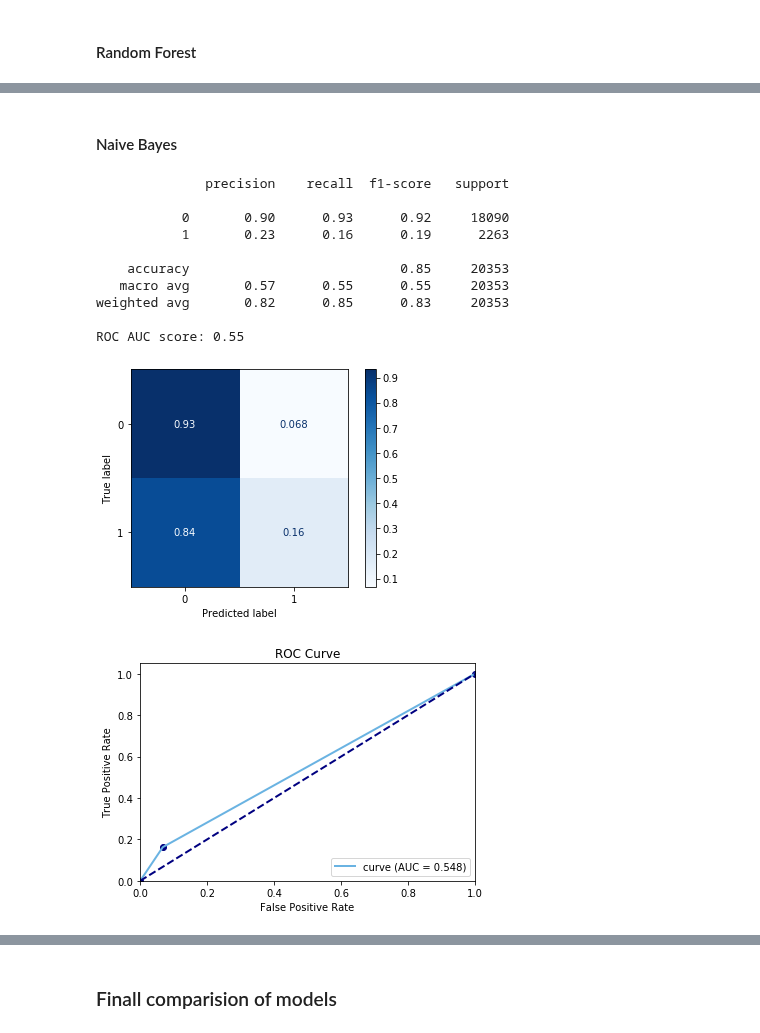
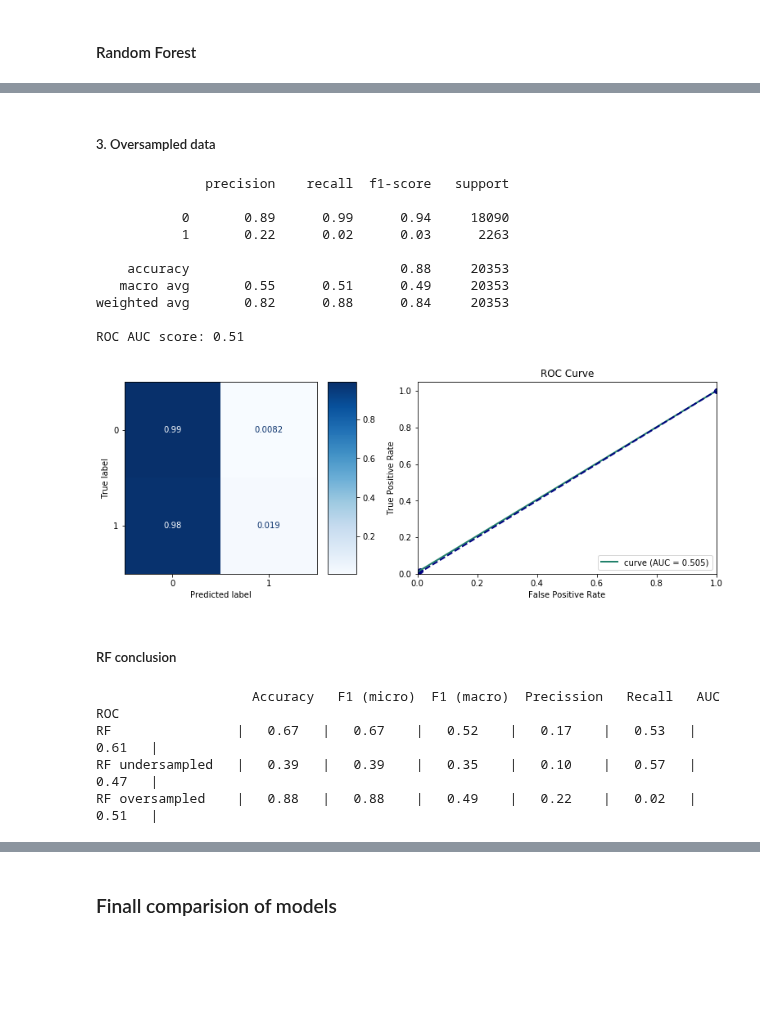
Before and after one commit to pmacinec/diabetes-patients-readmissions-prediction, a Jupyter notebook: notebooks/2_model_selection.ipynb, the cells around one changed output, grey strips where cells are left out. Drawn from its saved outputs; the diff is of its cells as text; code cells hidden in the pictures; blank space fills up the shorter version.

```diff
--- a/notebooks/2_model_selection.ipynb
+++ b/notebooks/2_model_selection.ipynb
@@ -62,6 +65,6 @@ len(X_train_undersampled), len(y_train_undersampled)
 # %% [markdown]
 #### Oversampling with SMOTE
 # %%
-X_train_oversampled, y_train_oversampled = undersample(X_train, y_train)
+X_train_oversampled, y_train_oversampled = oversample(X_train, y_train)
 # %%
 len(X_train_oversampled), len(y_train_oversampled)
@@ -99,22 +123,29 @@ roc_auc(clf.predict(X_test), y_test);
-# %% [markdown]
-#### Naive Bayes
-# %%
-gnb = GaussianNB()
-gnb.fit(X_train, y_train)
-evaluate_model(gnb, X_test, y_test)
-# %% [output]
-              precision    recall  f1-score   support
-
-           0       0.90      0.93      0.92     18090
-           1       0.23      0.16      0.19      2263
-
-    accuracy                           0.85     20353
-   macro avg       0.57      0.55      0.55     20353
-weighted avg       0.82      0.85      0.83     20353
-
-ROC AUC score: 0.55
-[figure, removed]
-# %%
-roc_auc(gnb.predict(X_test), y_test);
-# %% [output]
-[figure, removed]
+# %% [markdown]
+##### 3. Oversampled data
+# %%
+rf_o = RandomForestClassifier(max_depth=11, random_state=42, n_estimators=100, min_samples_leaf=2)
+rf_o.fit(X_train_oversampled, y_train_oversampled)
+evaluate_model(rf_o, X_test, y_test)
+# %% [output]
+              precision    recall  f1-score   support
+
+           0       0.89      0.99      0.94     18090
+           1       0.22      0.02      0.03      2263
+
+    accuracy                           0.88     20353
+   macro avg       0.55      0.51      0.49     20353
+weighted avg       0.82      0.88      0.84     20353
+
+ROC AUC score: 0.51
+[figure, added]
+# %% [markdown]
+##### RF conclusion
+# %%
+compare_models([rf, rf_u, rf_o],
+               ['RF', 'RF undersampled', 'RF oversampled'],
+               X_test, y_test)
+# %% [output]
+                    Accuracy   F1 (micro)  F1 (macro)  Precission   Recall   AUC ROC
+RF                |   0.67   |   0.67    |   0.52    |   0.17    |   0.53   |   0.61   |
+RF undersampled   |   0.39   |   0.39    |   0.35    |   0.10    |   0.57   |   0.47   |
+RF oversampled    |   0.88   |   0.88    |   0.49    |   0.22    |   0.02   |   0.51   |
```
Also changed, not shown: parts of 33 cells of this notebook, 1 other file.
